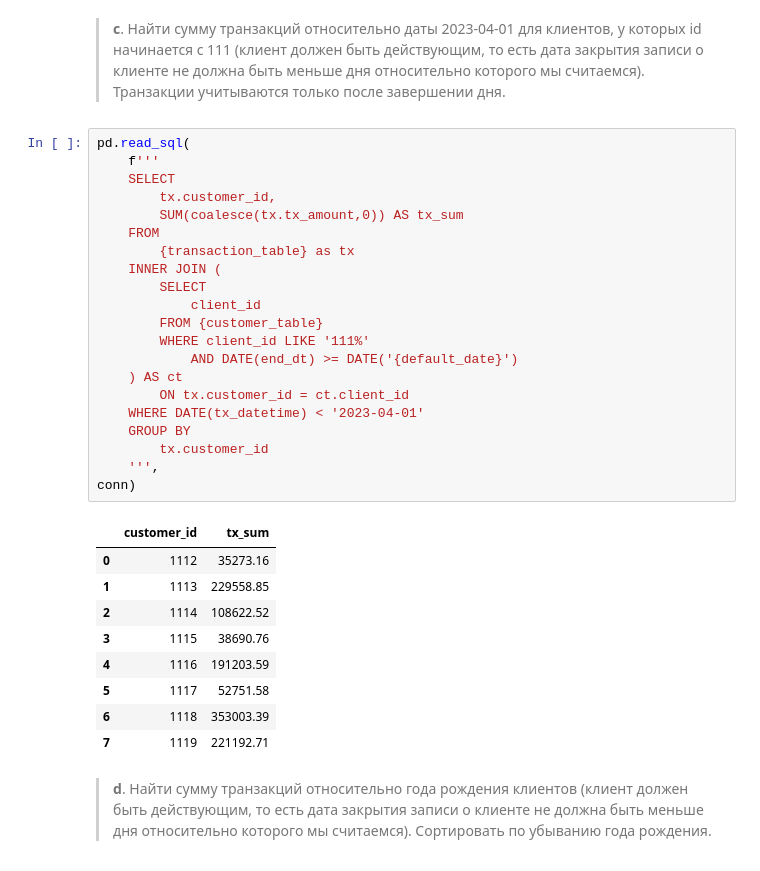
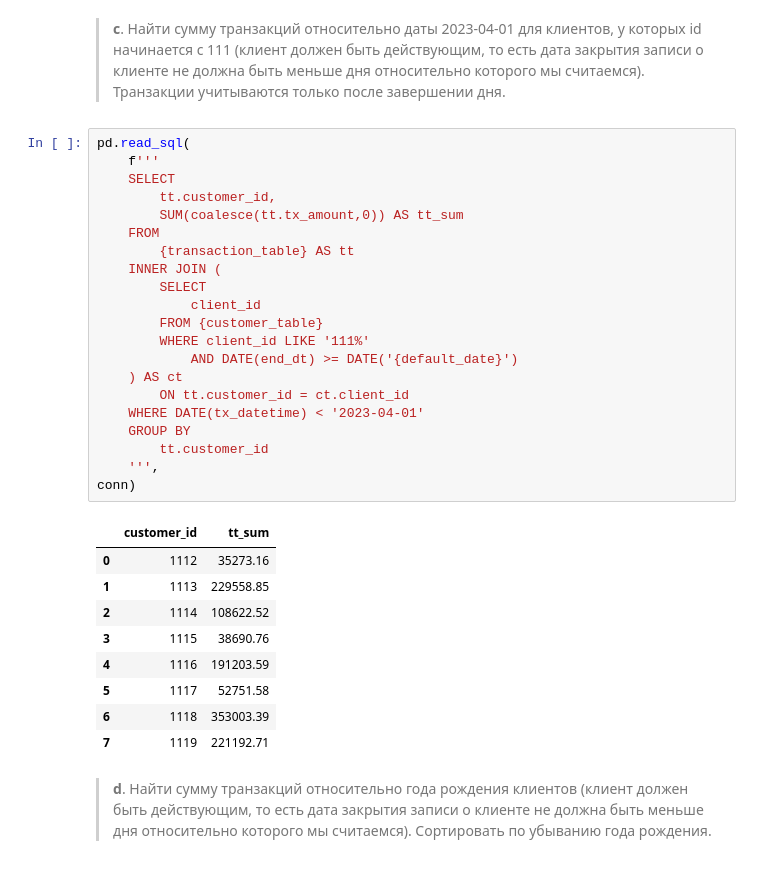
Before and after one commit to savspit/mipt_data_storage, a Jupyter notebook: homeworks/hw3/hw3.ipynb, the cells around one changed output. Saved outputs shown, nothing was run; the diff lists cells and outputs as text.

```diff
--- a/homeworks/hw3/hw3.ipynb
+++ b/homeworks/hw3/hw3.ipynb
@@ -370,26 +370,26 @@ conn)
 # %%
 pd.read_sql(
     f'''
     SELECT
-        tx.customer_id,
-        SUM(coalesce(tx.tx_amount,0)) AS tx_sum
+        tt.customer_id,
+        SUM(coalesce(tt.tx_amount,0)) AS tt_sum
     FROM
-        {transaction_table} as tx
+        {transaction_table} AS tt
     INNER JOIN (
         SELECT
             client_id
         FROM {customer_table}
         WHERE client_id LIKE '111%'
             AND DATE(end_dt) >= DATE('{default_date}')
     ) AS ct
-        ON tx.customer_id = ct.client_id
+        ON tt.customer_id = ct.client_id
     WHERE DATE(tx_datetime) < '2023-04-01'
     GROUP BY
-        tx.customer_id
+        tt.customer_id
     ''',
 conn)
 # %% [output]
-|  | customer_id | tx_sum |
+|  | customer_id | tt_sum |
 | 0 | 1112 | 35273.16 |
 | 1 | 1113 | 229558.85 |
 | 2 | 1114 | 108622.52 |
```
Also changed, not shown: parts of 9 cells of this notebook.
